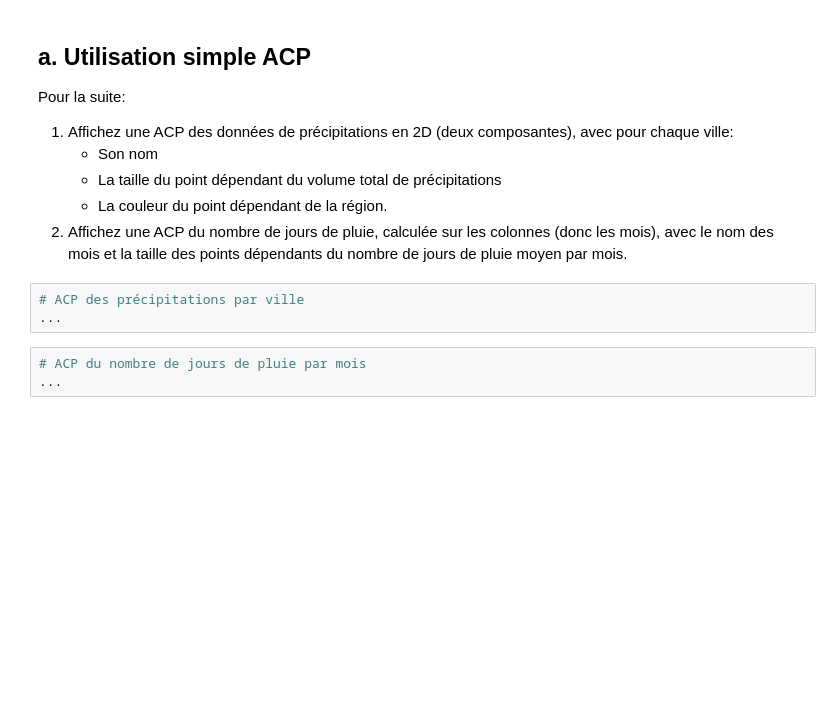
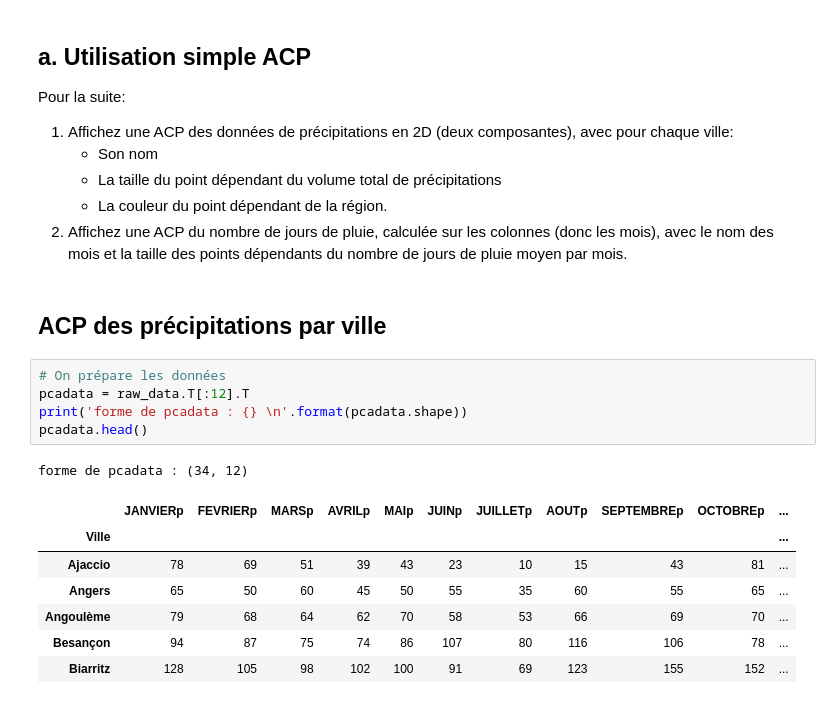
Before and after one commit to campusplage/compte-rendus-jottras_juventin, a Jupyter notebook: TP2_sklearn.ipynb, the cells around one changed output. Drawn from its saved outputs; the diff is of its cells as text; blank space fills up the shorter version.

```diff
--- a/TP2_sklearn.ipynb
+++ b/TP2_sklearn.ipynb
@@ -468,9 +473,19 @@ Pour la suite:
    * La taille du point dépendant du volume total de précipitations
    * La couleur du point dépendant de la région.
 2. Affichez une ACP du nombre de jours de pluie, calculée sur les colonnes (donc les mois), avec le nom des mois et la taille des points dépendants du nombre de jours de pluie moyen par mois.
-# %%
-# ACP des précipitations par ville
-...
-# %%
-# ACP du nombre de jours de pluie par mois
-...
+# %% [markdown]
+## ACP des précipitations par ville
+# %%
+# On prépare les données
+pcadata = raw_data.T[:12].T
+print('forme de pcadata : {} \n'.format(pcadata.shape))
+pcadata.head()
+# %% [output]
+forme de pcadata : (34, 12)
+|  | JANVIERp | FEVRIERp | MARSp | AVRILp | MAIp | JUINp | JUILLETp | AOUTp | SEPTEMBREp | OCTOBREp | ... |
+| Ville |  |  |  |  |  |  |  |  |  |  | ... |
+| Ajaccio | 78 | 69 | 51 | 39 | 43 | 23 | 10 | 15 | 43 | 81 | ... |
+| Angers | 65 | 50 | 60 | 45 | 50 | 55 | 35 | 60 | 55 | 65 | ... |
+| Angoulème | 79 | 68 | 64 | 62 | 70 | 58 | 53 | 66 | 69 | 70 | ... |
+| Besançon | 94 | 87 | 75 | 74 | 86 | 107 | 80 | 116 | 106 | 78 | ... |
+| Biarritz | 128 | 105 | 98 | 102 | 100 | 91 | 69 | 123 | 155 | 152 | ... |
```
Also changed, not shown: parts of 11 cells of this notebook.
